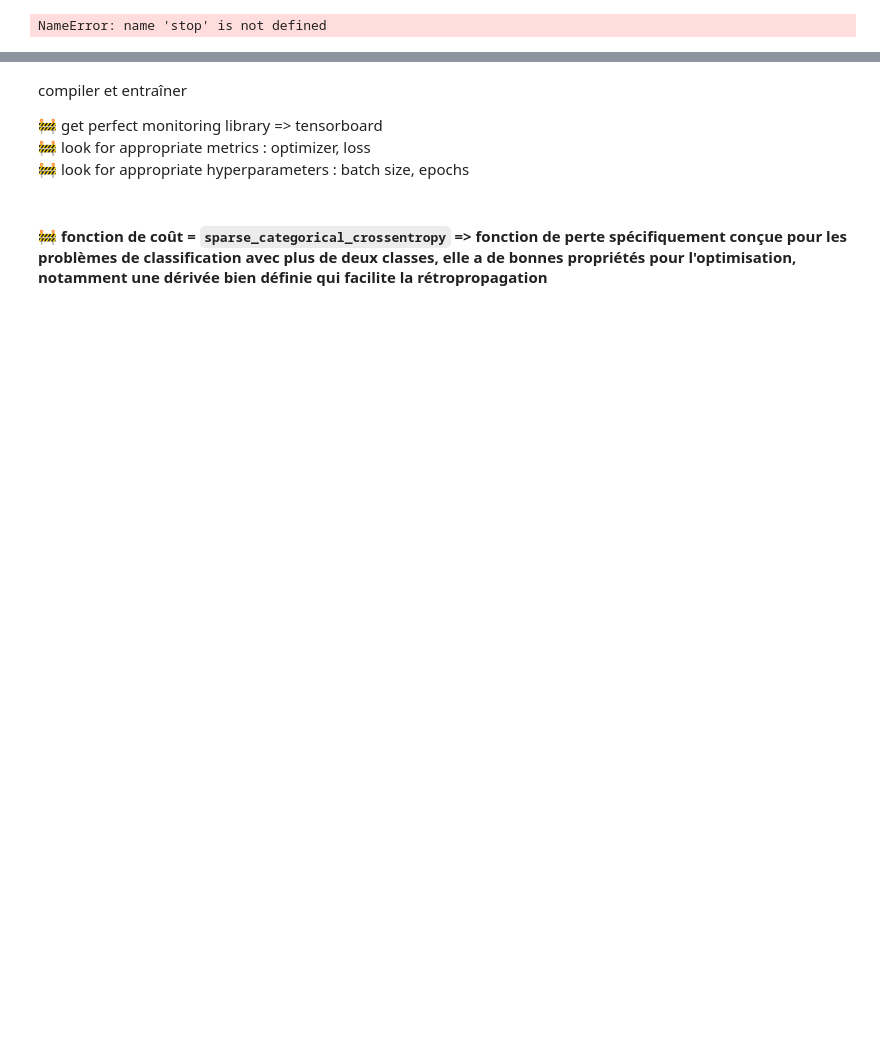
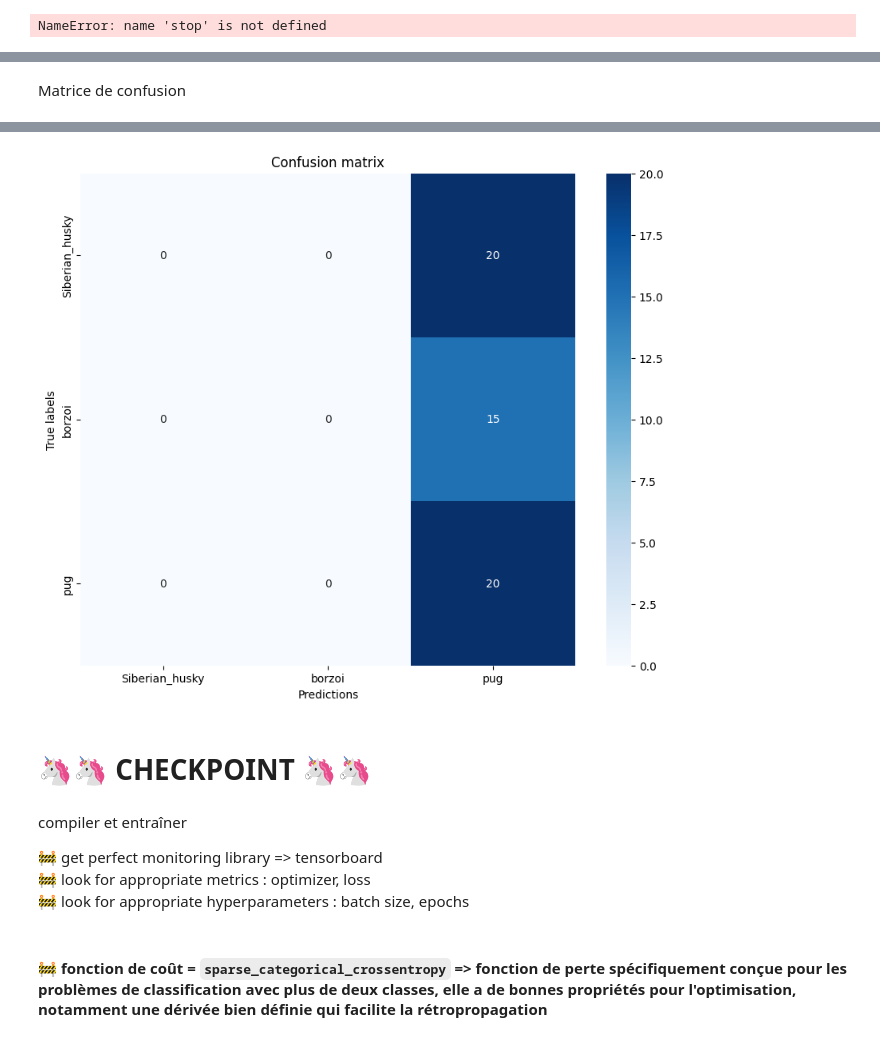
Before and after one commit to sycod/API-CViz_classif-EfficientNetB0, a Jupyter notebook: 2_personal_cnn.ipynb, the cells around one changed output, grey strips where cells are left out. Saved outputs shown, nothing was run; the diff lists cells and outputs as text; code cells hidden in the pictures; blank space fills up the shorter version.

```diff
--- a/2_personal_cnn.ipynb
+++ b/2_personal_cnn.ipynb
@@ -245,0 +330,9 @@ plt.show()
+# %%
+log_dir = os.path.join(LOG_DIR, model_name, datetime.datetime.now().strftime("%Y%m%d-%H%M%S"))
+tensorboard_callback = TensorBoard(
+    log_dir=log_dir,
+    histogram_freq=0,  # do not save weights & biases (too much memory)
+    write_graph=True,
+    write_images=True,
+    update_freq='epoch',
+)
@@ -319,0 +345,9 @@ model_raw = Sequential([
+# %%
+%%time
+
+model_raw_history = model_raw.fit(
+    train_ds,
+    validation_data=val_ds,
+    epochs=10,
+    callbacks=[tensorboard_callback],
+)
@@ -319,0 +377,2 @@ model_raw = Sequential([
+# %%
+predictions = model_raw.predict(test_ds)
@@ -319,0 +381,31 @@ model_raw = Sequential([
+# %% [markdown]
+Matrice de confusion
+# %%
+from sklearn.metrics import confusion_matrix
+
+# Obtenez les vraies étiquettes
+true_labels = np.concatenate([y for x, y in test_ds], axis=0)
+
+# Calculez la matrice de confusion
+# Convertissez les prédictions en classes
+predicted_classes = np.argmax(predictions, axis=1)
+conf_matrix = confusion_matrix(true_labels, predicted_classes)
+
+# Affichez la matrice de confusion
+import matplotlib.pyplot as plt
+import seaborn as sns
+
+plt.figure(figsize=(10, 8))
+sns.heatmap(
+    conf_matrix,
+    annot=True,
+    fmt="d",
+    cmap="Blues",
+    xticklabels=test_ds.class_names,
+    yticklabels=test_ds.class_names,
+)
+plt.xlabel("Predictions")
+plt.ylabel("True labels")
+plt.title("Confusion matrix")
+plt.show()
+# %% [output]
@@ -320,3 +413,6 @@ model_raw = Sequential([
+[figure, added]
+# %% [markdown]
+# 🦄🦄 CHECKPOINT 🦄🦄
 # %% [markdown]
 compiler et entraîner
 
```
Also changed, not shown: parts of 28 cells of this notebook, 4 other files.
